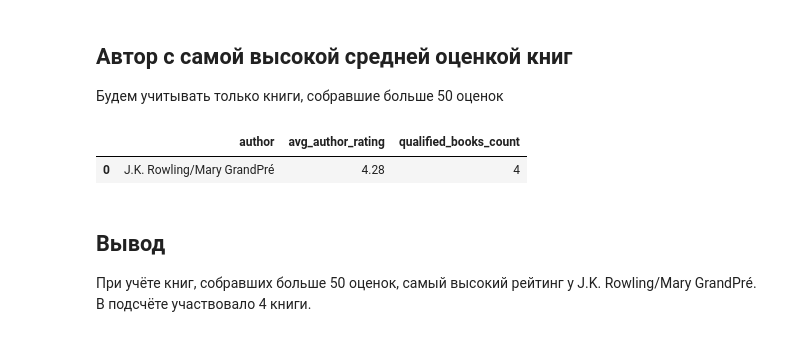
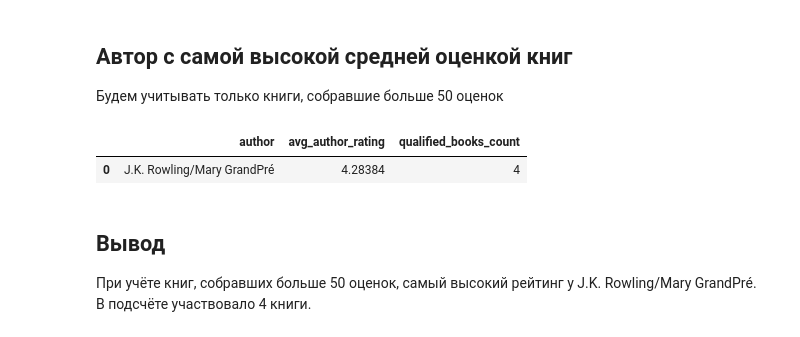
Before and after one commit to nlupacheva/data-analysis, a Jupyter notebook: sql-final/bookstore.ipynb, the cells around one changed output. Saved outputs shown, nothing was run; the diff lists cells and outputs as text; code cells hidden in the pictures.

```diff
--- a/sql-final/bookstore.ipynb
+++ b/sql-final/bookstore.ipynb
@@ -181,36 +241,36 @@ WITH rated_books AS (
         b.author_id,
         b.title,
         COUNT(r.rating_id) AS ratings_count,
         AVG(r.rating) AS avg_rating
     FROM
         books b
     JOIN
         ratings r ON b.book_id = r.book_id
     GROUP BY
         b.book_id, b.author_id, b.title
     HAVING
-        COUNT(r.rating_id) > 50
+        COUNT(r.rating_id) >= 50
 )
 SELECT
     a.author,
-    ROUND(AVG(rb.avg_rating), 2) AS avg_author_rating,
+    ROUND(AVG(rb.avg_rating), 5) AS avg_author_rating,
     COUNT(rb.book_id) AS qualified_books_count
 FROM
     rated_books rb
 JOIN
     authors a ON rb.author_id = a.author_id
 GROUP BY
     a.author_id, a.author
 ORDER BY
     avg_author_rating DESC
 LIMIT 1;
 """
 
 response = pd.io.sql.read_sql(query, con = engine)
 response
 # %% [output]
 |  | author | avg_author_rating | qualified_books_count |
-| 0 | J.K. Rowling/Mary GrandPré | 4.28 | 4 |
+| 0 | J.K. Rowling/Mary GrandPré | 4.28384 | 4 |
 # %% [markdown]
 ## Вывод
 При учёте книг, собравших больше 50 оценок, самый высокий рейтинг у J.K. Rowling/Mary GrandPré. В подсчёте участвовало 4 книги.
```
Also changed, not shown: parts of 7 cells of this notebook.
